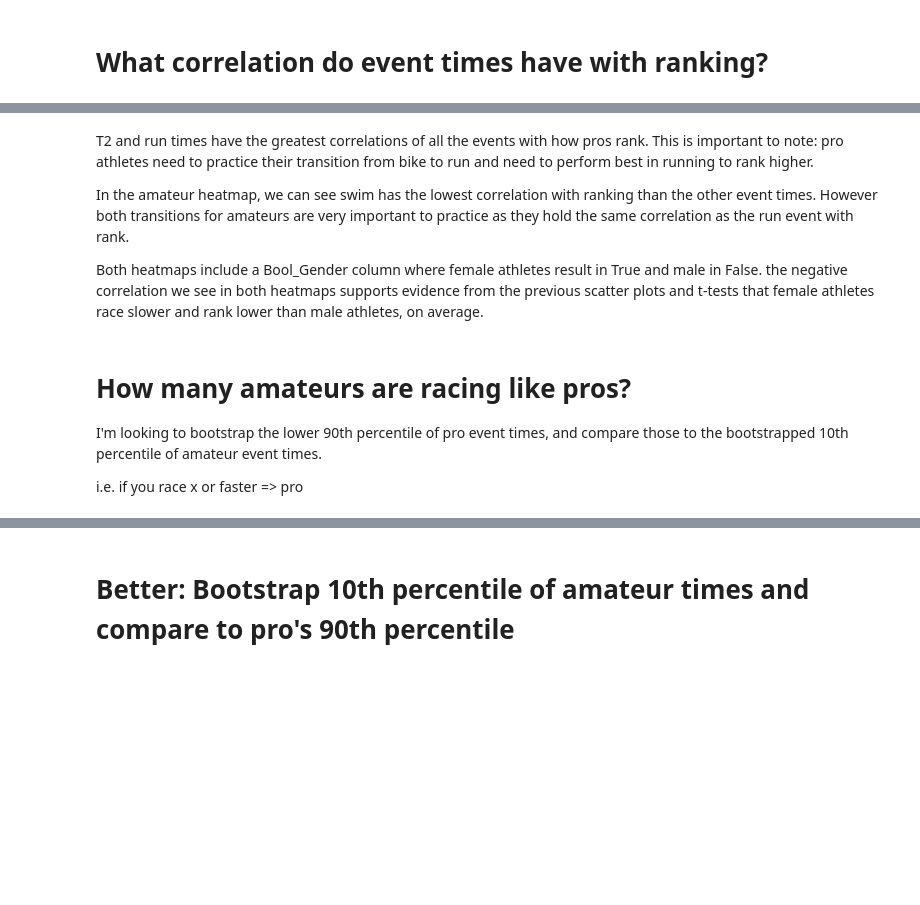
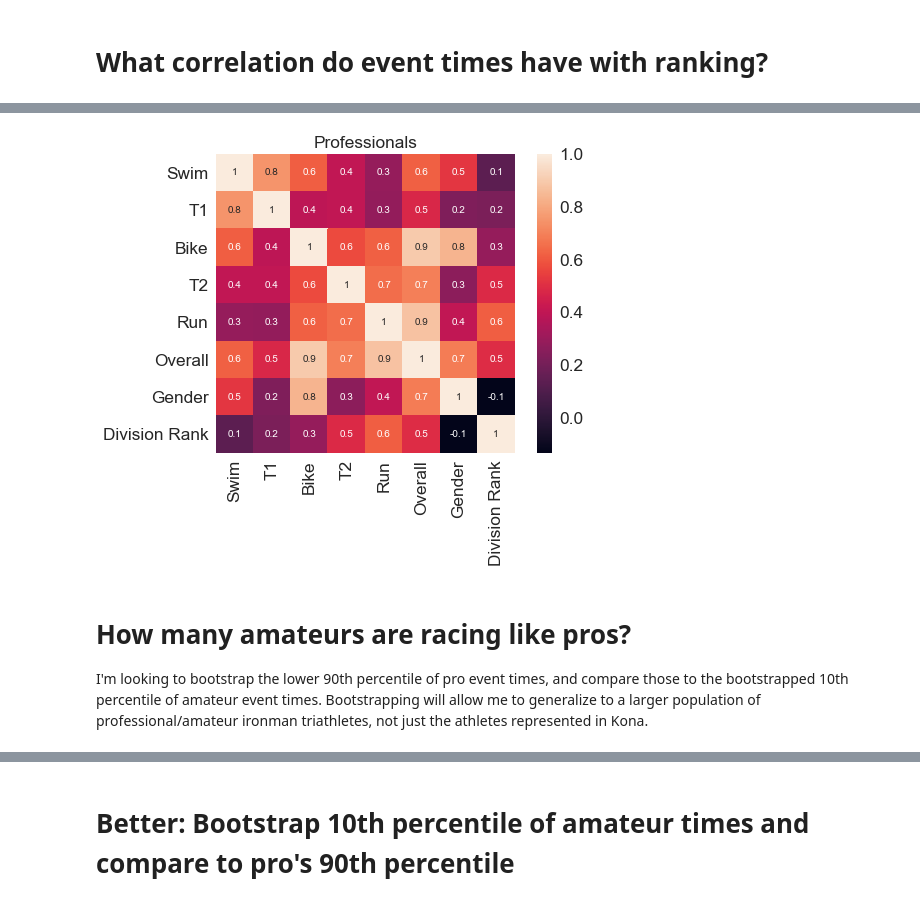
Before and after one commit to czaloumi/ironman-2019, a Jupyter notebook: src/ironman19.ipynb, the cells around one changed output, grey strips where cells are left out. Saved outputs shown, nothing was run; the diff lists cells and outputs as text; code cells hidden in the pictures; blank space fills up the shorter version.

```diff
--- a/src/ironman19.ipynb
+++ b/src/ironman19.ipynb
@@ -129,19 +119,15 @@ I'd like to take a look at just the pros.
 # %%
 pro_mask = (df['Division'] == 'MPRO') | (df['Division'] == 'FPRO')
 heat_pros = df[pro_mask].copy()
-heat_pros['Bool_Gender'] = (df['Division'] == "FPRO")
-heat_pros['Bool_Gender'].astype(int)
+heat_pros['Gender'] = (df['Division'] == "FPRO")
+heat_pros['Gender'].astype(int)
 plot = heat_pros[heatmap_cols]
-sns.heatmap(plot.corr(), annot = True, fmt='.1g', square=True);
+sns.heatmap(plot.corr(), annot = True, fmt='.1g', square=True)
+plt.title('Professionals')
+plt.savefig('../images/proheatmap.png');
+# %% [output]
+[figure, added]
-# %% [markdown]
-T2 and run times have the greatest correlations of all the events with how pros rank. This is important to note: pro athletes need to practice their transition from bike to run and need to perform best in running to rank higher.
-
-In the amateur heatmap, we can see swim has the lowest correlation with ranking than the other event times. However both transitions for amateurs are very important to practice as they hold the same correlation as the run event with rank.
-
-Both heatmaps include a Bool_Gender column where female athletes result in True and male in False. the negative correlation we see in both heatmaps supports evidence from the previous scatter plots and t-tests that female athletes race slower and rank lower than male athletes, on average.
 # %% [markdown]
 # How many amateurs are racing like pros?
 
-I'm looking to bootstrap the lower 90th percentile of pro event times, and compare those to the bootstrapped 10th percentile of amateur event times.
-
-i.e. if you race x or faster => pro
+I'm looking to bootstrap the lower 90th percentile of pro event times, and compare those to the bootstrapped 10th percentile of amateur event times. Bootstrapping will allow me to generalize to a larger population of professional/amateur ironman triathletes, not just the athletes represented in Kona.
```
Also changed, not shown: parts of 34 cells of this notebook, 1 other file.
